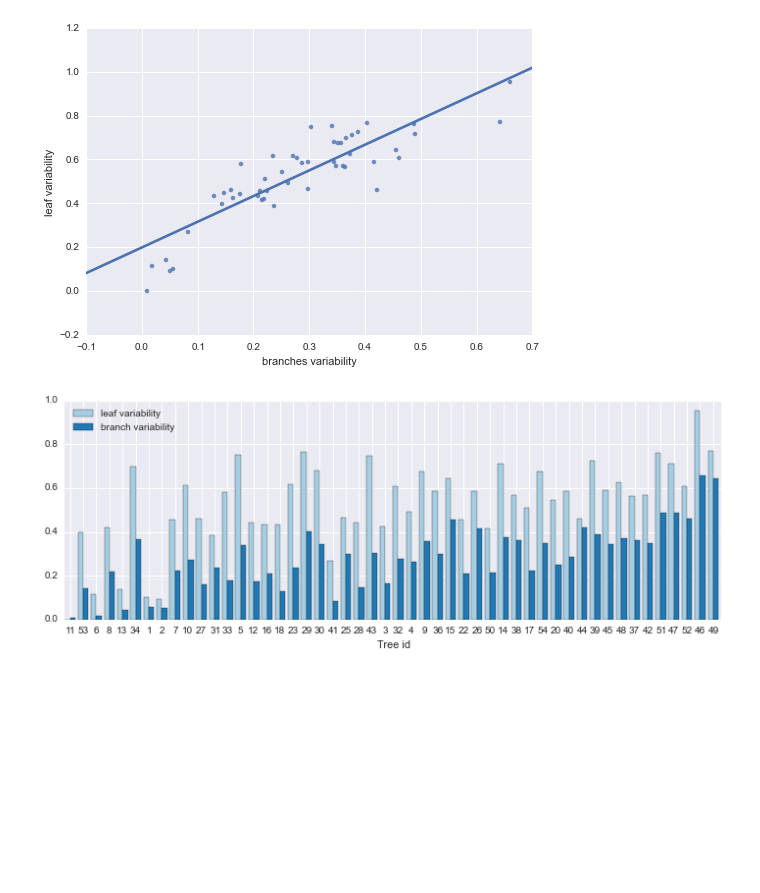
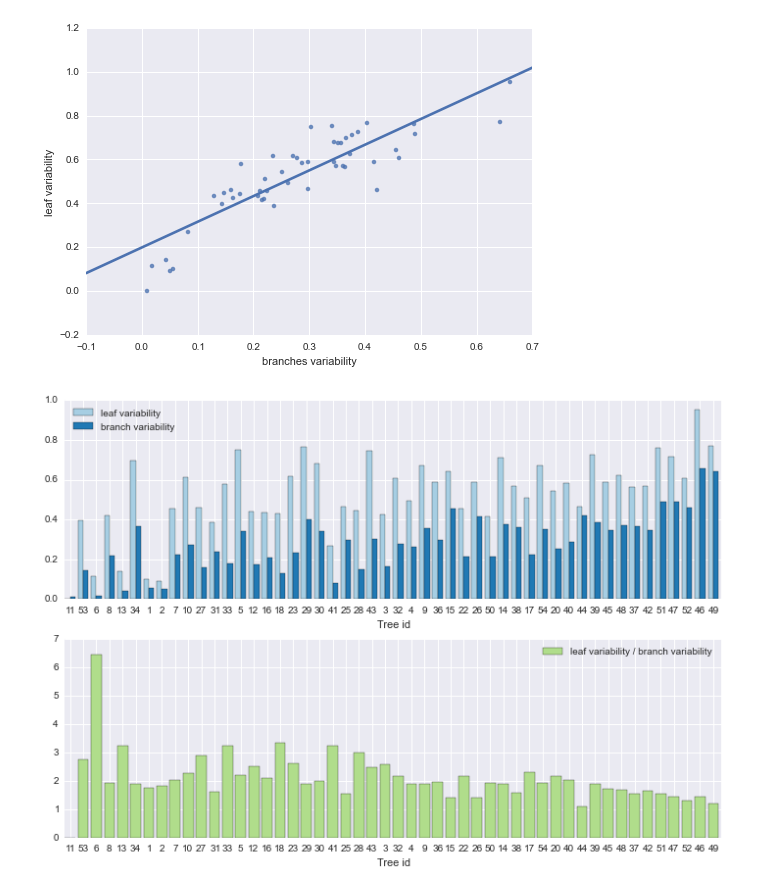
Before and after one commit to interpretation-experiment/analysis, a Jupyter notebook: notebooks/leaf_convergence.ipynb, the cells around one changed output. Saved outputs shown, nothing was run; the diff lists cells and outputs as text; code cells hidden in the pictures; blank space fills up the shorter version.

Commit message:
Add clearer leaf/branch variability histogram

```diff
--- a/notebooks/leaf_convergence.ipynb
+++ b/notebooks/leaf_convergence.ipynb
@@ -143,20 +143,28 @@ sb.regplot(scatterdata['branches variability'], scatterdata['leaf variability'],
 # %% [output]
 [figure]
 # %%
-fig, ax = plt.subplots(figsize=(12, 4))
+fig, axes = plt.subplots(2, 1, figsize=(12, 8))
 palette = sb.color_palette('Paired')
 labels = []
 bardata = data.groupby('tree id', as_index=False).mean().sort_values(['root length', 'tree id'])
 for i, (lv, bv, tree_id) in enumerate(zip(bardata['leaf variability'],
                                           bardata['branches variability'],
                                           bardata['tree id'])):
-    ax.bar(i, lv, width=.4, color=palette[0], label='leaf variability' if i == 0 else None)
-    ax.bar(i + .4, bv, width=.4, color=palette[1], label='branch variability' if i == 0 else None)
+    axes[0].bar(i, lv, width=.4, color=palette[0],
+                label='leaf variability' if i == 0 else None)
+    axes[0].bar(i + .4, bv, width=.4, color=palette[1],
+                label='branch variability' if i == 0 else None)
+    axes[1].bar(i, lv/bv, color=palette[2],
+                label='leaf variability / branch variability' if i == 0 else None)
     labels.append(tree_id)
 trees_count = len(bardata)
-ax.set_xticks(np.linspace(.4, trees_count + .4, trees_count, endpoint=False))
-ax.set_xticklabels(labels)
-ax.set_xlabel('Tree id')
-ax.legend(loc='best');
+axes[0].set_xticks(np.linspace(.4, trees_count + .4, trees_count, endpoint=False))
+axes[0].set_xticklabels(labels)
+axes[0].set_xlabel('Tree id')
+axes[0].legend(loc='best')
+axes[1].set_xticks(np.linspace(.4, trees_count + .4, trees_count, endpoint=False))
+axes[1].set_xticklabels(labels)
+axes[1].set_xlabel('Tree id')
+axes[1].legend(loc='best');
 # %% [output]
-[figure, old version]
+[figure, new version]
```
Also changed, not shown: parts of 1 cell of this notebook.
